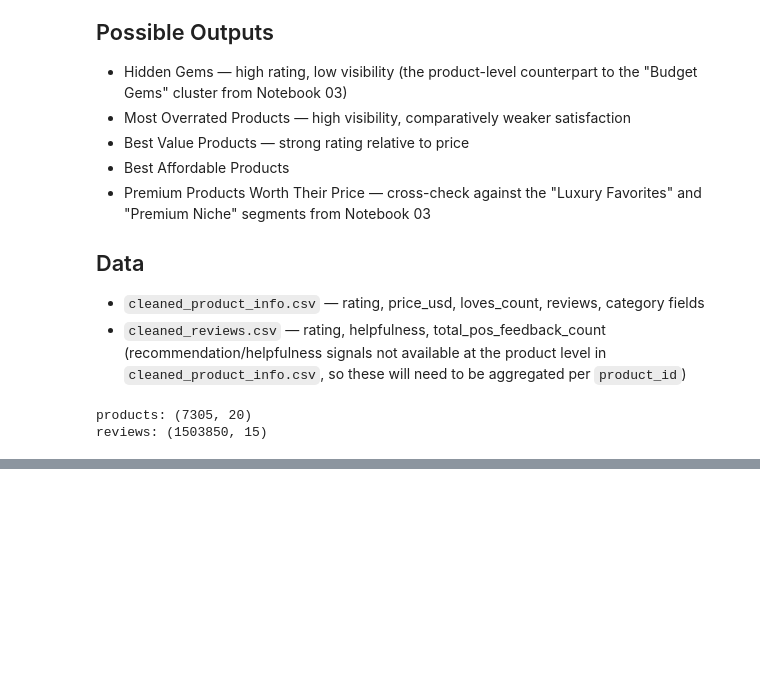
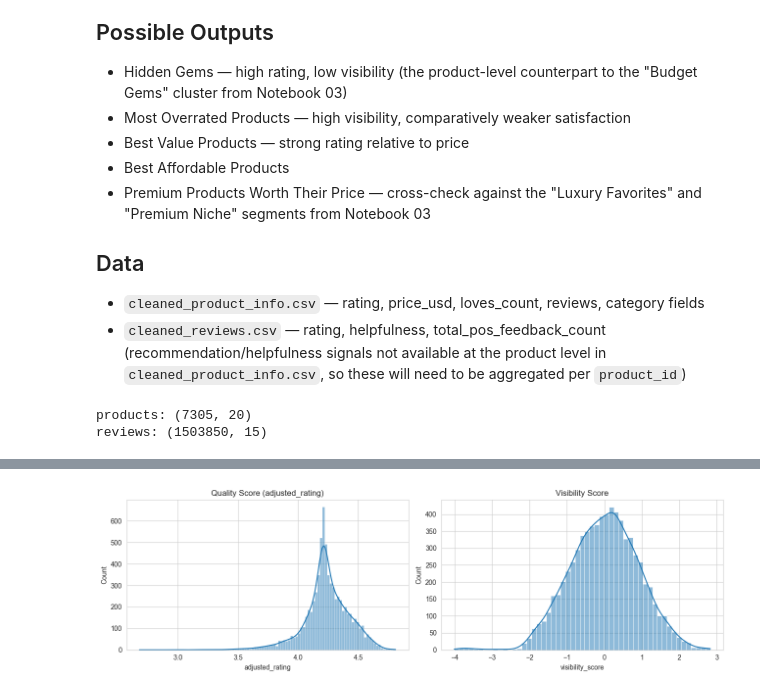
Before and after one commit to imgabrielas/Sephora, a Jupyter notebook: 05_hidden_gems_analysis.ipynb, the cells around one changed output, grey strips where cells are left out. Drawn from its saved outputs; the diff is of its cells as text; code cells hidden in the pictures; blank space fills up the shorter version.

```diff
--- a/05_hidden_gems_analysis.ipynb
+++ b/05_hidden_gems_analysis.ipynb
@@ -54,0 +58,6 @@ reviews: (1503850, 15)
+# %%
+score_feats = ["price_usd", "rating", "reviews", "loves_count"]
+print(products[score_feats].isna().sum())
+
+products_clean = products.dropna(subset=score_feats).copy()
+print(f"Products available for scoring: {len(products_clean)} (out of {len(products)})")
@@ -54,0 +90,11 @@ reviews: (1503850, 15)
+# %%
+C = products_clean["rating"].mean()
+m = products_clean["reviews"].median()
+v = products_clean["reviews"]
+R = products_clean["rating"]
+
+products_clean["adjusted_rating"] = (v / (v + m)) * R + (m / (v + m)) * C
+
+print(f"Catalog mean rating (C): {C:.3f}")
+print(f"Shrinkage prior (m, median review count): {m:.0f}")
+products_clean[["product_name", "rating", "reviews", "adjusted_rating"]].sort_values("reviews").head()
@@ -54,0 +110,18 @@ reviews: (1503850, 15)
+# %%
+products_clean["log_reviews"] = np.log1p(products_clean["reviews"])
+products_clean["log_loves"] = np.log1p(products_clean["loves_count"])
+products_clean["log_price"] = np.log1p(products_clean["price_usd"])
+
+visibility_scaler = StandardScaler()
+visibility_z = visibility_scaler.fit_transform(products_clean[["log_reviews", "log_loves"]])
+products_clean["visibility_score"] = visibility_z.mean(axis=1)
+
+fig, axes = plt.subplots(1, 2, figsize=(13, 4))
+sns.histplot(products_clean["adjusted_rating"], kde=True, ax=axes[0])
+axes[0].set_title("Quality Score (adjusted_rating)")
+sns.histplot(products_clean["visibility_score"], kde=True, ax=axes[1])
+axes[1].set_title("Visibility Score")
+plt.tight_layout()
+plt.show()
+# %% [output]
+[figure, added]
```
Also changed, not shown: parts of 6 cells of this notebook, 1 other file.
